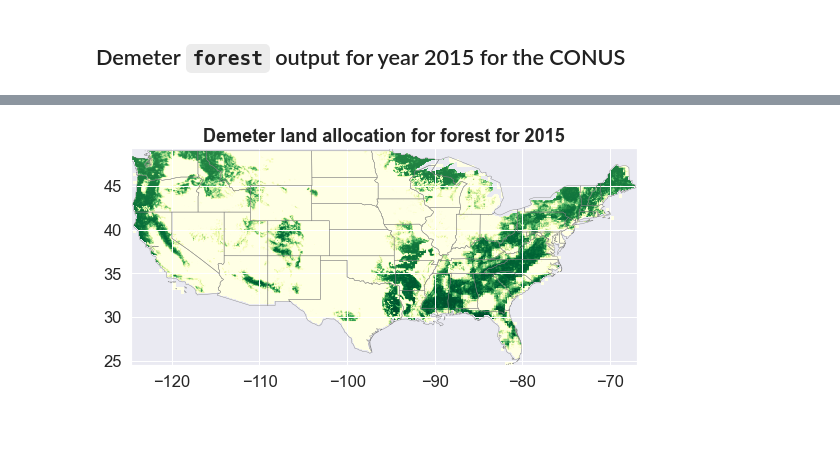
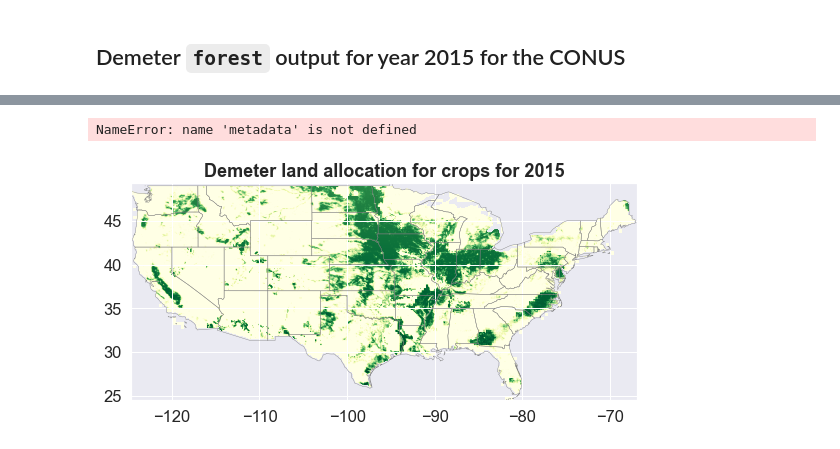
Before and after one commit to IMMM-SFA/im3vis, a Jupyter notebook: notebooks/gcam_demeter.ipynb, the cells around one changed output, grey strips where cells are left out. Saved outputs shown, nothing was run; the diff lists cells and outputs as text; code cells hidden in the pictures.

```diff
--- a/notebooks/gcam_demeter.ipynb
+++ b/notebooks/gcam_demeter.ipynb
@@ -41,0 +47,2 @@ demeter_gdf = im3vis.build_geodataframe(demeter_lc_file)
+# %%
+demeter_gdf = im3vis.build_geodataframe('/Users/d3y010/Desktop/demeter_data/demeter_2015.csv')
@@ -68,4 +125,8 @@ agg_df = im3vis.plot_gcam_conus_basin(gcam_df, target_year, landclass='forest')
+# %%
+metadata
+# %% [output]
+NameError: name 'metadata' is not defined
 # %%
-r = im3vis.plot_conus_raster(conus_boundary_gdf, demeter_gdf, landclass='forest', target_year=target_year)
+r = im3vis.plot_conus_raster(conus_boundary_gdf, demeter_gdf, landclass='crops', target_year=target_year)
 # %% [output]
-[figure, old version]
+[figure, new version]
```
Also changed, not shown: parts of 28 cells of this notebook, 1 other file.
